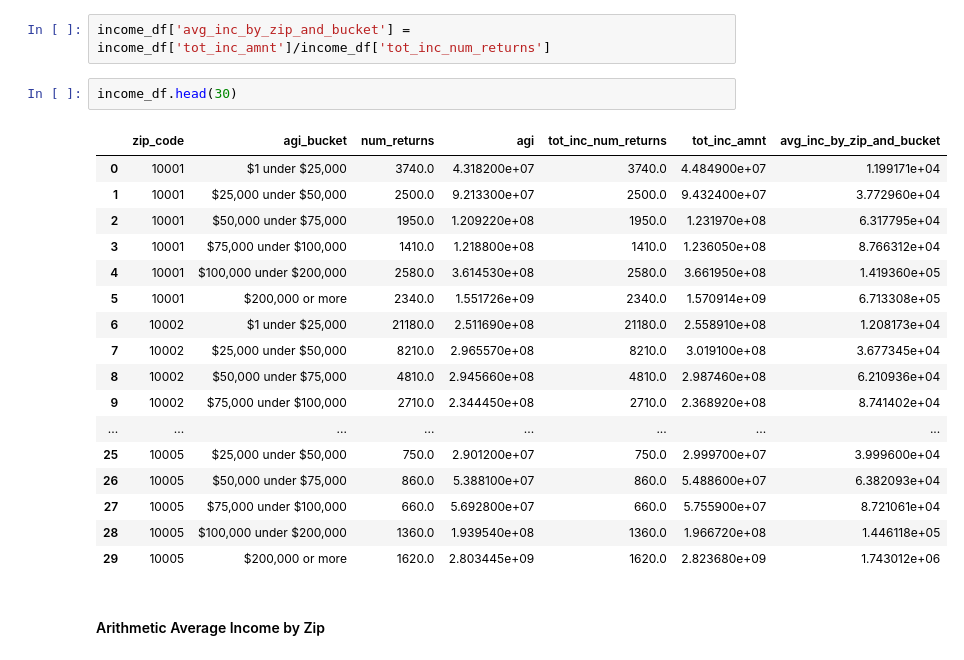
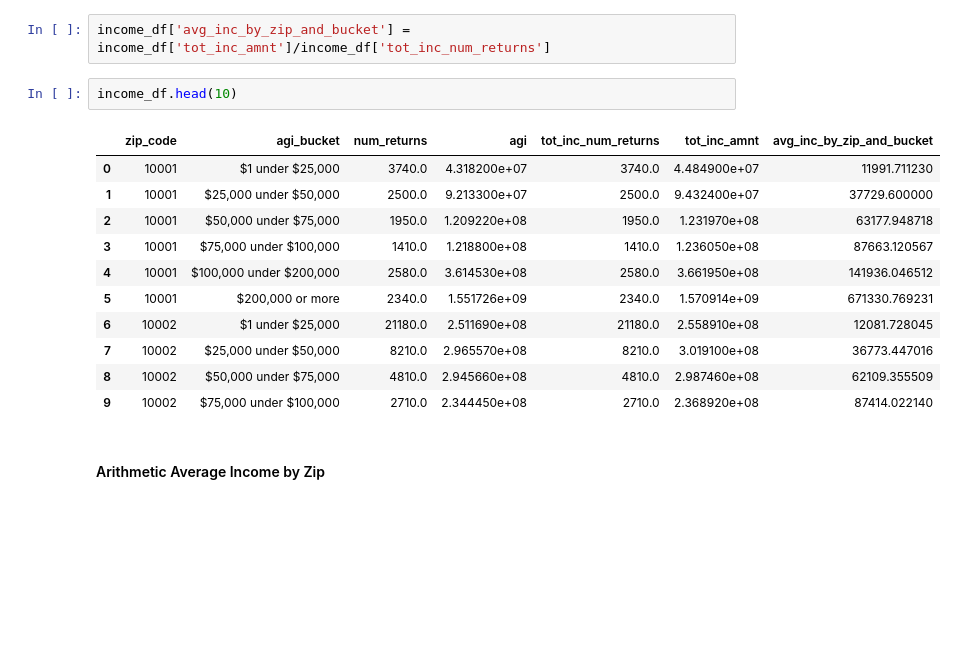
Before and after one commit to as6140/nyc_playgrounds_income, a Jupyter notebook: cleaning_joining_data.ipynb, the cells around one changed output. Saved outputs shown, nothing was run; the diff lists cells and outputs as text; blank space fills up the shorter version.

```diff
--- a/cleaning_joining_data.ipynb
+++ b/cleaning_joining_data.ipynb
@@ -205,25 +210,19 @@ Mean Income Per Tax Return - NYC: $82383.08524158789
 # %%
 income_df['avg_inc_by_zip_and_bucket'] = income_df['tot_inc_amnt']/income_df['tot_inc_num_returns']
 # %%
-income_df.head(30)
+income_df.head(10)
 # %% [output]
 |  | zip_code | agi_bucket | num_returns | agi | tot_inc_num_returns | tot_inc_amnt | avg_inc_by_zip_and_bucket |
-| 0 | 10001 | $1 under $25,000 | 3740.0 | 4.318200e+07 | 3740.0 | 4.484900e+07 | 1.199171e+04 |
-| 1 | 10001 | $25,000 under $50,000 | 2500.0 | 9.213300e+07 | 2500.0 | 9.432400e+07 | 3.772960e+04 |
-| 2 | 10001 | $50,000 under $75,000 | 1950.0 | 1.209220e+08 | 1950.0 | 1.231970e+08 | 6.317795e+04 |
-| 3 | 10001 | $75,000 under $100,000 | 1410.0 | 1.218800e+08 | 1410.0 | 1.236050e+08 | 8.766312e+04 |
-| 4 | 10001 | $100,000 under $200,000 | 2580.0 | 3.614530e+08 | 2580.0 | 3.661950e+08 | 1.419360e+05 |
-| 5 | 10001 | $200,000 or more | 2340.0 | 1.551726e+09 | 2340.0 | 1.570914e+09 | 6.713308e+05 |
-| 6 | 10002 | $1 under $25,000 | 21180.0 | 2.511690e+08 | 21180.0 | 2.558910e+08 | 1.208173e+04 |
-| 7 | 10002 | $25,000 under $50,000 | 8210.0 | 2.965570e+08 | 8210.0 | 3.019100e+08 | 3.677345e+04 |
-| 8 | 10002 | $50,000 under $75,000 | 4810.0 | 2.945660e+08 | 4810.0 | 2.987460e+08 | 6.210936e+04 |
-| 9 | 10002 | $75,000 under $100,000 | 2710.0 | 2.344450e+08 | 2710.0 | 2.368920e+08 | 8.741402e+04 |
-| ... | ... | ... | ... | ... | ... | ... | ... |
-| 25 | 10005 | $25,000 under $50,000 | 750.0 | 2.901200e+07 | 750.0 | 2.999700e+07 | 3.999600e+04 |
-| 26 | 10005 | $50,000 under $75,000 | 860.0 | 5.388100e+07 | 860.0 | 5.488600e+07 | 6.382093e+04 |
-| 27 | 10005 | $75,000 under $100,000 | 660.0 | 5.692800e+07 | 660.0 | 5.755900e+07 | 8.721061e+04 |
-| 28 | 10005 | $100,000 under $200,000 | 1360.0 | 1.939540e+08 | 1360.0 | 1.966720e+08 | 1.446118e+05 |
-| 29 | 10005 | $200,000 or more | 1620.0 | 2.803445e+09 | 1620.0 | 2.823680e+09 | 1.743012e+06 |
+| 0 | 10001 | $1 under $25,000 | 3740.0 | 4.318200e+07 | 3740.0 | 4.484900e+07 | 11991.711230 |
+| 1 | 10001 | $25,000 under $50,000 | 2500.0 | 9.213300e+07 | 2500.0 | 9.432400e+07 | 37729.600000 |
+| 2 | 10001 | $50,000 under $75,000 | 1950.0 | 1.209220e+08 | 1950.0 | 1.231970e+08 | 63177.948718 |
+| 3 | 10001 | $75,000 under $100,000 | 1410.0 | 1.218800e+08 | 1410.0 | 1.236050e+08 | 87663.120567 |
+| 4 | 10001 | $100,000 under $200,000 | 2580.0 | 3.614530e+08 | 2580.0 | 3.661950e+08 | 141936.046512 |
+| 5 | 10001 | $200,000 or more | 2340.0 | 1.551726e+09 | 2340.0 | 1.570914e+09 | 671330.769231 |
+| 6 | 10002 | $1 under $25,000 | 21180.0 | 2.511690e+08 | 21180.0 | 2.558910e+08 | 12081.728045 |
+| 7 | 10002 | $25,000 under $50,000 | 8210.0 | 2.965570e+08 | 8210.0 | 3.019100e+08 | 36773.447016 |
+| 8 | 10002 | $50,000 under $75,000 | 4810.0 | 2.945660e+08 | 4810.0 | 2.987460e+08 | 62109.355509 |
+| 9 | 10002 | $75,000 under $100,000 | 2710.0 | 2.344450e+08 | 2710.0 | 2.368920e+08 | 87414.022140 |
 # %% [markdown]
 #### Arithmetic Average Income by Zip
 # %%
```
Also changed, not shown: parts of 11 cells of this notebook, 1 other file.
